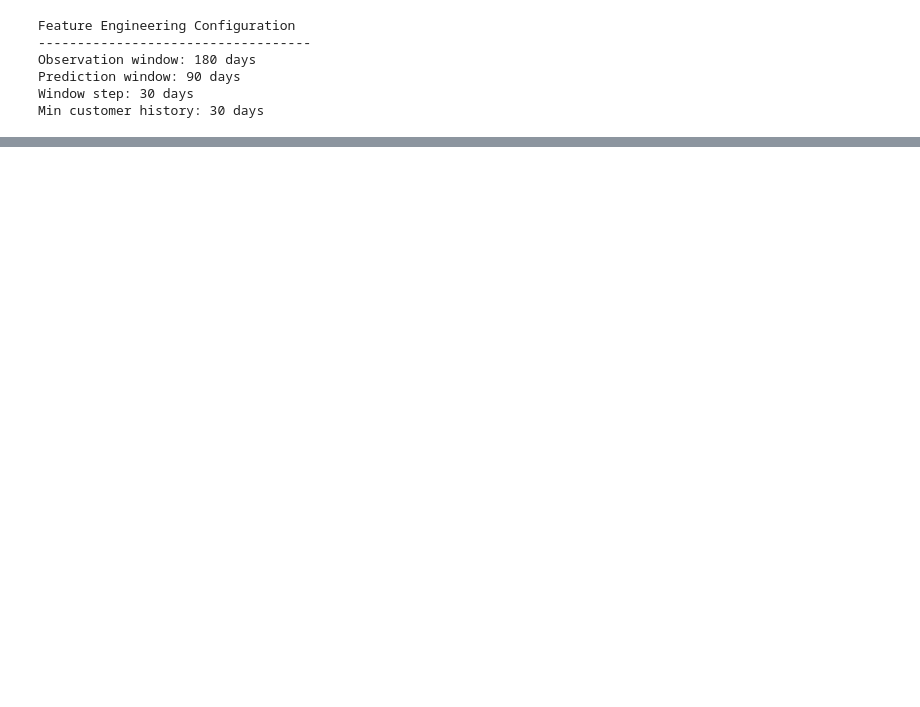
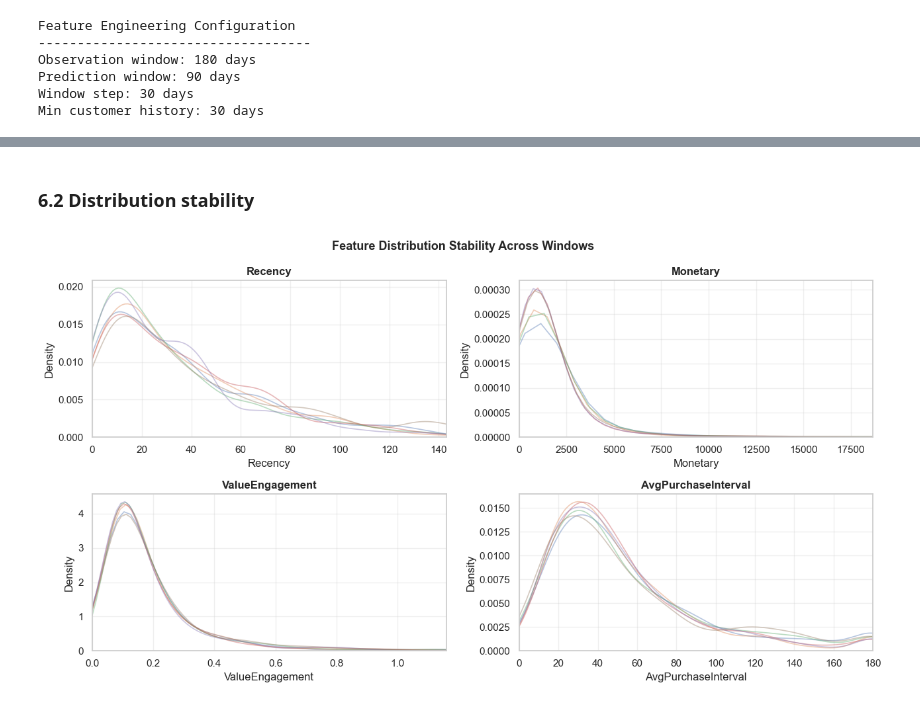
Before and after one commit to stefanobrusadelli/customer-churn-prediction, a Jupyter notebook: notebook/03_feature_engineering.ipynb, the cells around one changed output, grey strips where cells are left out. Saved outputs shown, nothing was run; the diff lists cells and outputs as text; code cells hidden in the pictures; blank space fills up the shorter version.

```diff
--- a/notebook/03_feature_engineering.ipynb
+++ b/notebook/03_feature_engineering.ipynb
@@ -592,0 +631,37 @@ The resulting dataset will be used in the next stage of the project to train and
+# %% [markdown]
+### 6.2 Distribution stability
+# %%
+sample_windows = (
+    final_dataset["WindowID"]
+    .drop_duplicates()
+    .sample(min(6, final_dataset["WindowID"].nunique()), random_state=RANDOM_STATE)
+    .values
+)
+
+fig, axes = plt.subplots(2, 2, figsize=(13, 7))
+axes = axes.flatten()
+
+for i, feature in enumerate(key_features):
+    for w in sample_windows:
+        sns.kdeplot(
+            data=final_dataset.loc[final_dataset["WindowID"] == w, feature],
+            ax=axes[i],
+            alpha=0.4,
+            linewidth=1.2,
+        )
+
+    xmax = final_dataset[feature].quantile(0.99)
+    axes[i].set_xlim(0, xmax)
+    axes[i].set_title(feature, fontweight="bold")
+    axes[i].set_xlabel(feature)
+    axes[i].set_ylabel("Density")
+    axes[i].grid(alpha=0.3)
+
+plt.suptitle("Feature Distribution Stability Across Windows",
+             fontsize=13, fontweight="bold")
+plt.tight_layout()
+plt.savefig("../reports/figures/feature_distribution_stability.png",
+            bbox_inches="tight", dpi=150)
+plt.show()
+# %% [output]
+[figure, added]
```
Also changed, not shown: parts of 89 cells of this notebook, 5 other files.
